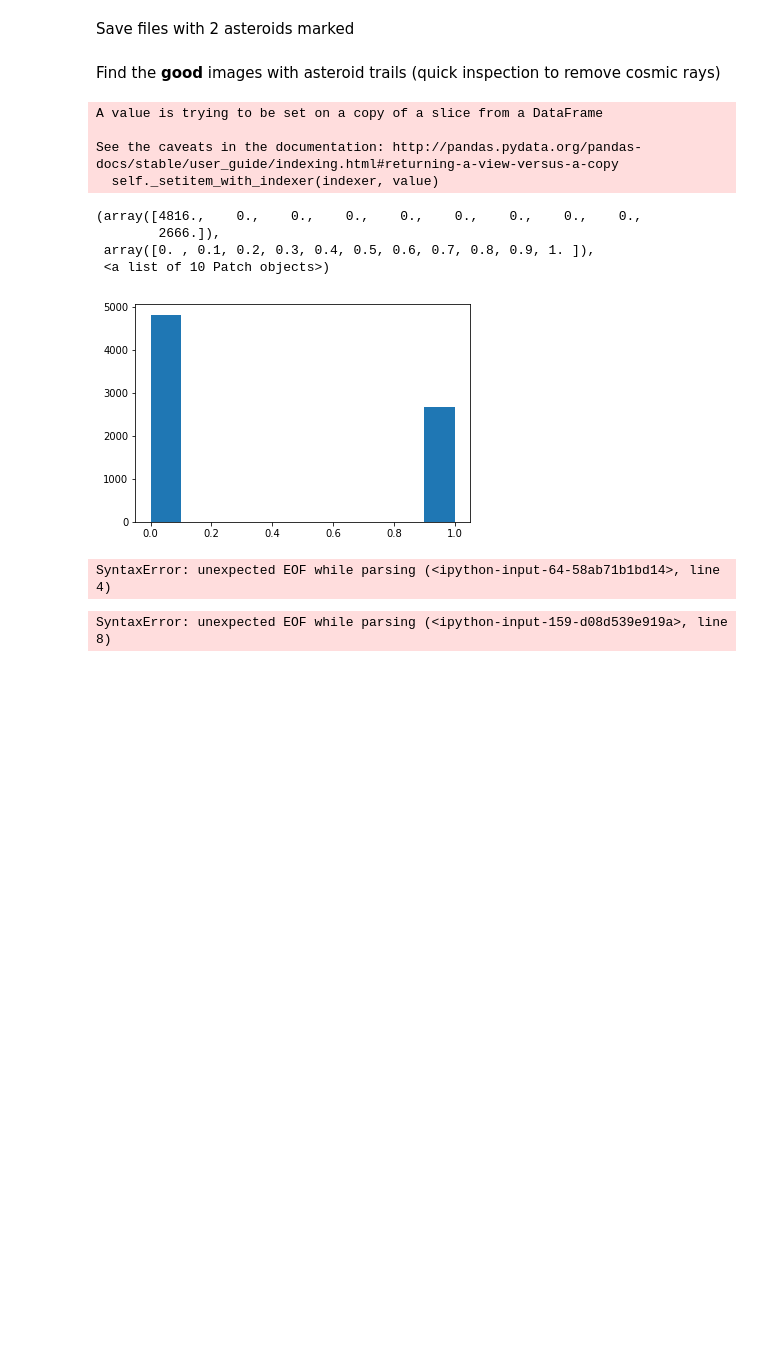
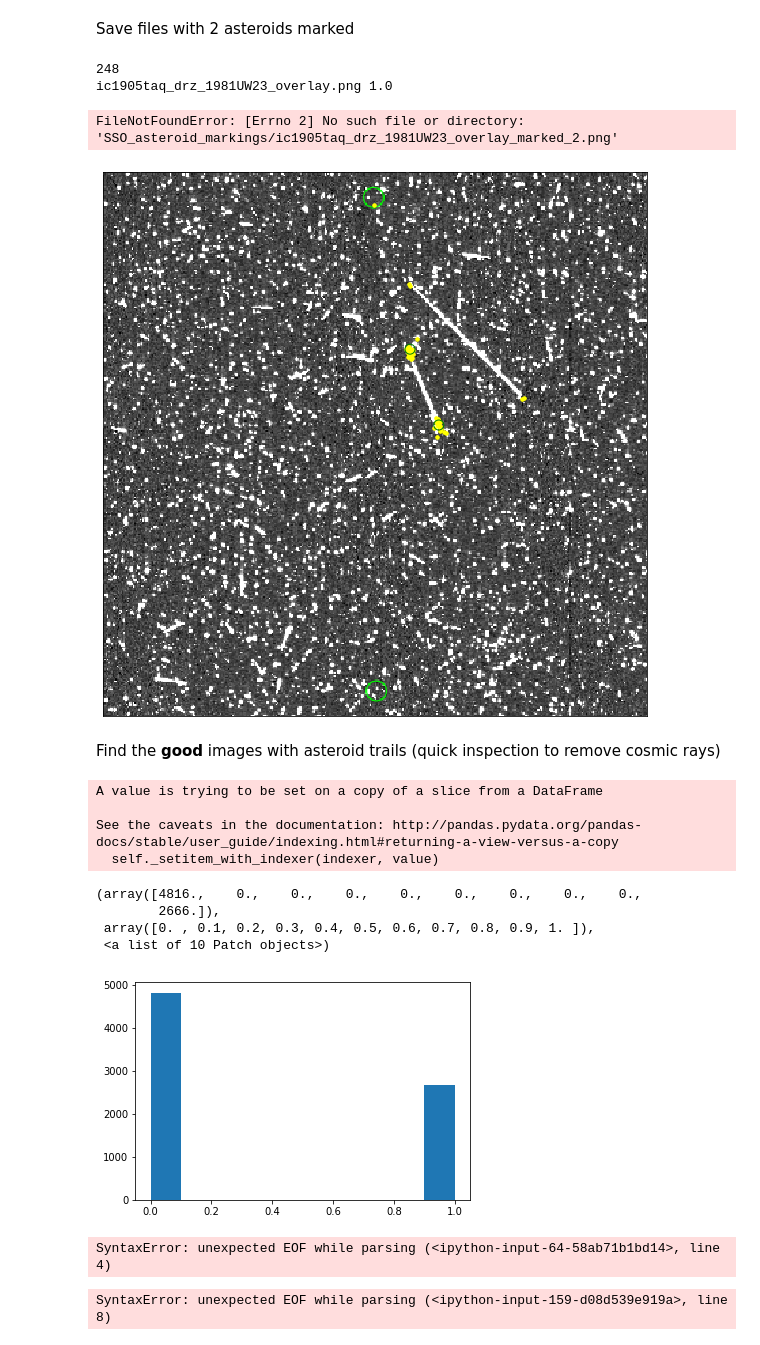
Before and after one commit to sandorkruk/Hubble_Asteroid_Hunter_analysis, a Jupyter notebook: Analysis_SSO_pipeline_asteroid.ipynb, the cells around one changed output. Cells and saved outputs as stored; diff of their text form; code cells hidden in the pictures; blank space fills up the shorter version.

```diff
--- a/Analysis_SSO_pipeline_asteroid.ipynb
+++ b/Analysis_SSO_pipeline_asteroid.ipynb
@@ -464,7 +479,7 @@ for i in a:
 
         #check first if file exists
 
-    if os.path.isfile('Blind_asteroid_markings/'+str(ex["filename"][i][:-4])+'_marked.png'):
+    if os.path.isfile('../Blind_asteroid_markings/'+str(ex["filename"][i][:-4])+'_marked.png'):
                       pass
     else:
         try:
@@ -507,35 +522,40 @@ for i in a:
             ax.axes.get_yaxis().set_visible(False)
 
             ax.imshow(img)
-            plt.savefig("SSO_asteroid_markings/"+str(ex["filename"][i][:-4])+"_marked_2.png", dpi=200, bbox_inches='tight')
+            plt.savefig("../SSO_asteroid_markings/"+str(ex["filename"][i][:-4])+"_marked_2.png", dpi=200, bbox_inches='tight')
 
         except (AttributeError):
 
             print(i,ex["p_yes"][i])
 
             figsize=(10,10)
             fig, ax = plt.subplots(figsize=figsize)
             img = plt.imread(base_url+str(ex["filename"][i]))
 
             # plot *all* the markings
             x = ex["data.frame0.T3_tool0_points_x"][i]
 
             x1 = tuple(float(s) for s in x.strip("[]").split(","))
             x2 = tuple(float(s) for s in x.strip("[]").split(","))
 
             y = ex["data.frame0.T3_tool0_points_y"][i]
 
             y1 = tuple(float(s) for s in y.strip("[]").split(","))
             y2 = tuple(float(s) for s in y.strip("[]").split(","))
 
             ax.scatter(x1,y1,s=10,facecolors='yellow',edgecolors='yellow')
             ax.scatter(x2,y2,s=10,facecolors='yellow',edgecolors='yellow')
 
             ax.axes.get_xaxis().set_visible(False)
             ax.axes.get_yaxis().set_visible(False)
 
             ax.imshow(img)
-            plt.savefig("SSO_asteroid_markings/"+str(ex["filename"][i][:-4])+"_marked_2.png", dpi=200, bbox_inches='tight')
+            plt.savefig("../SSO_asteroid_markings/"+str(ex["filename"][i][:-4])+"_marked_2.png", dpi=200, bbox_inches='tight')
+# %% [output]
+248
+ic1905taq_drz_1981UW23_overlay.png 1.0
+FileNotFoundError: [Errno 2] No such file or directory: 'SSO_asteroid_markings/ic1905taq_drz_1981UW23_overlay_marked_2.png'
+[figure, added]
 # %% [markdown]
 Find the **good** images with asteroid trails (quick inspection to remove cosmic rays)
 # %%
```
Also changed, not shown: parts of 24 cells of this notebook, 1 other file.
